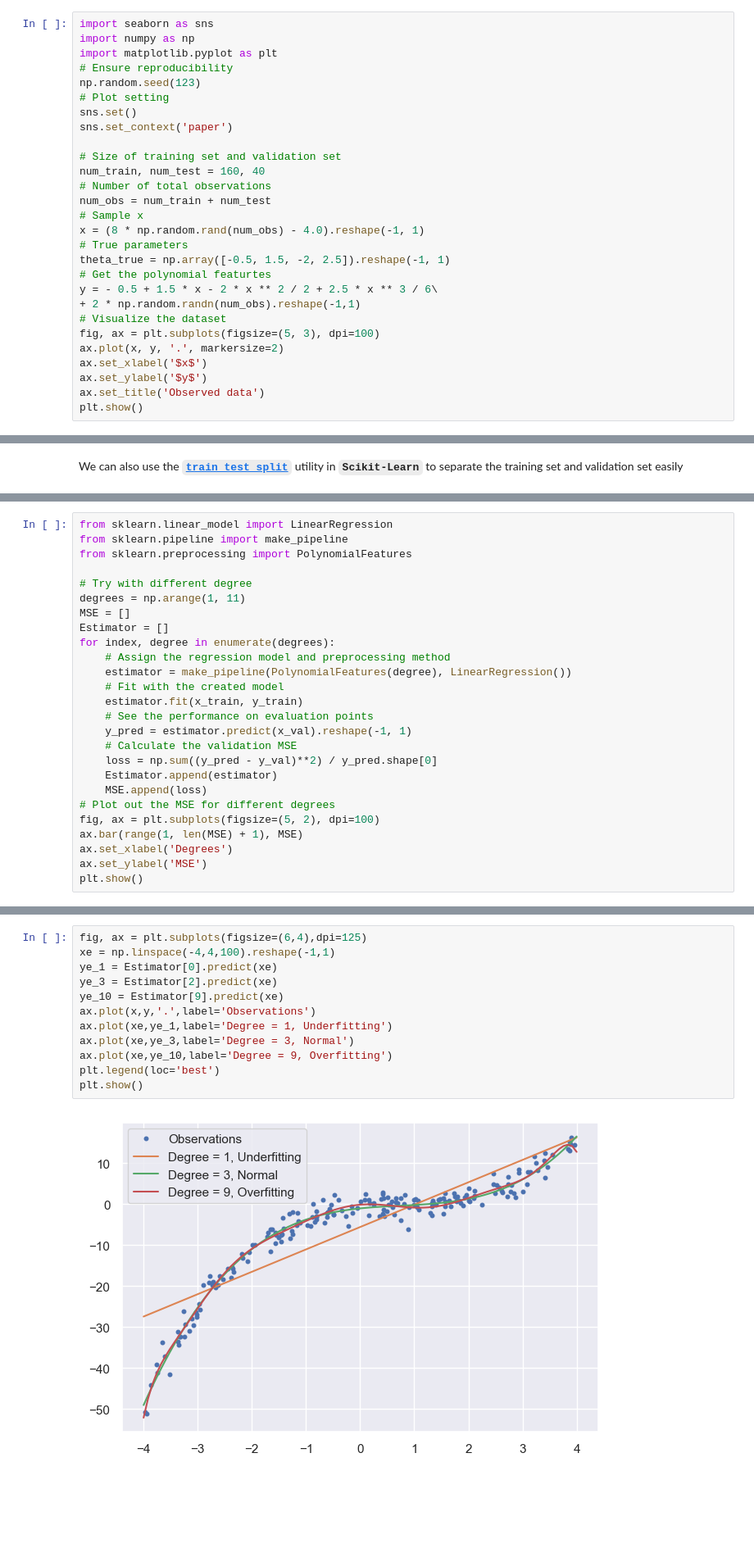
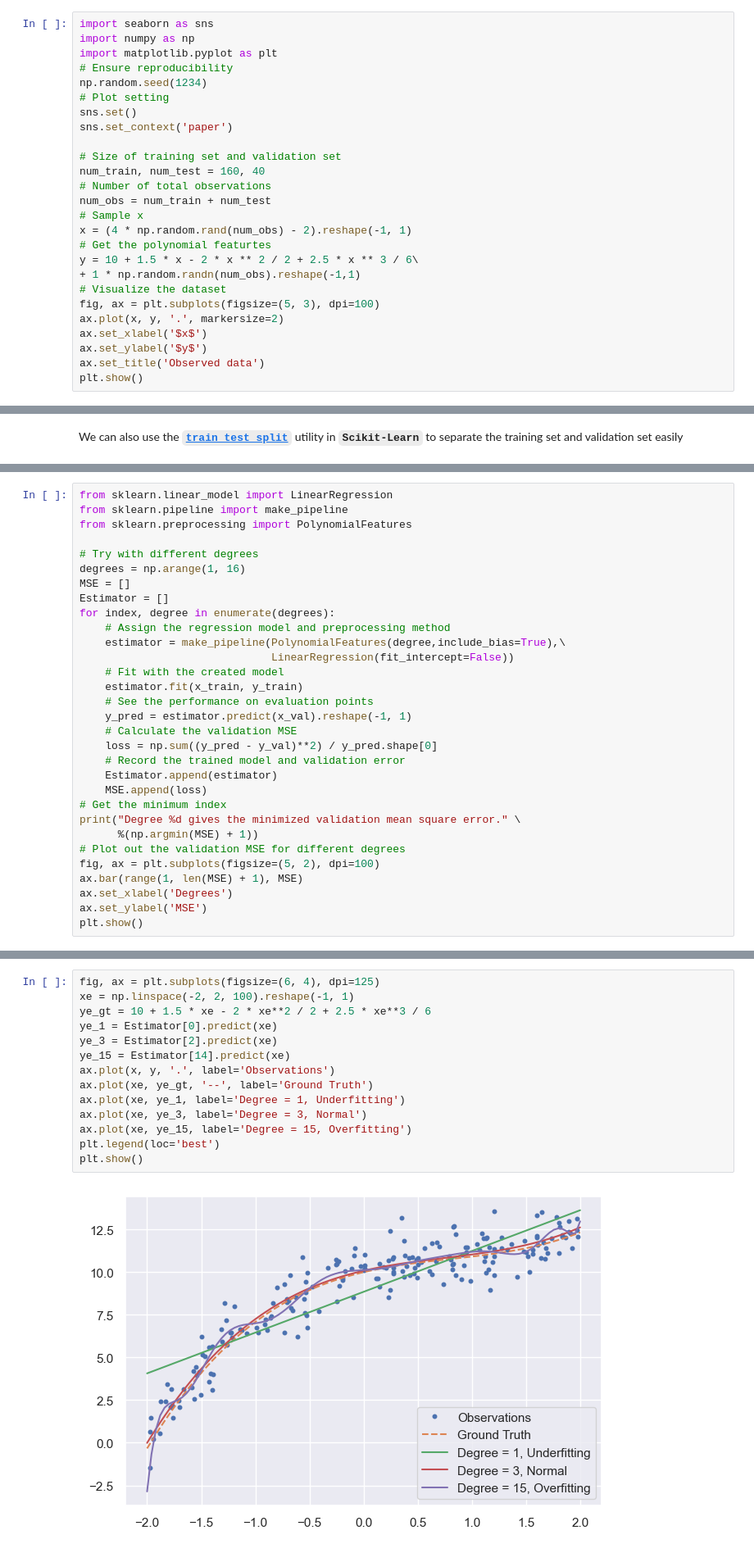
Before and after one commit to Knoero/MachineLearning, a Jupyter notebook: 1 Basics/02 Linear Regression with Regularization.ipynb, the cells around one changed output, grey strips where cells are left out. Shown: that part at 82% size. Saved outputs shown, nothing was run; the diff lists cells and outputs as text; blank space fills up the shorter version.

```diff
--- a/1 Basics/02 Linear Regression with Regularization.ipynb
+++ b/1 Basics/02 Linear Regression with Regularization.ipynb
@@ -19,7 +22,7 @@ import seaborn as sns
 import numpy as np
 import matplotlib.pyplot as plt
 # Ensure reproducibility
-np.random.seed(123)
+np.random.seed(1234)
 # Plot setting
 sns.set()
 sns.set_context('paper')
@@ -29,12 +32,10 @@ num_train, num_test = 160, 40
 # Number of total observations
 num_obs = num_train + num_test
 # Sample x
-x = (8 * np.random.rand(num_obs) - 4.0).reshape(-1, 1)
-# True parameters
-theta_true = np.array([-0.5, 1.5, -2, 2.5]).reshape(-1, 1)
+x = (4 * np.random.rand(num_obs) - 2).reshape(-1, 1)
 # Get the polynomial featurtes
-y = - 0.5 + 1.5 * x - 2 * x ** 2 / 2 + 2.5 * x ** 3 / 6\
-+ 2 * np.random.randn(num_obs).reshape(-1,1)
+y = 10 + 1.5 * x - 2 * x ** 2 / 2 + 2.5 * x ** 3 / 6\
++ 1 * np.random.randn(num_obs).reshape(-1,1)
 # Visualize the dataset
 fig, ax = plt.subplots(figsize=(5, 3), dpi=100)
 ax.plot(x, y, '.', markersize=2)
@@ -105,22 +109,27 @@ from sklearn.linear_model import LinearRegression
 from sklearn.pipeline import make_pipeline
 from sklearn.preprocessing import PolynomialFeatures
 
-# Try with different degree
-degrees = np.arange(1, 11)
+# Try with different degrees
+degrees = np.arange(1, 16)
 MSE = []
 Estimator = []
 for index, degree in enumerate(degrees):
     # Assign the regression model and preprocessing method
-    estimator = make_pipeline(PolynomialFeatures(degree), LinearRegression())
+    estimator = make_pipeline(PolynomialFeatures(degree,include_bias=True),\
+                              LinearRegression(fit_intercept=False))
     # Fit with the created model
     estimator.fit(x_train, y_train)
     # See the performance on evaluation points
     y_pred = estimator.predict(x_val).reshape(-1, 1)
     # Calculate the validation MSE
     loss = np.sum((y_pred - y_val)**2) / y_pred.shape[0]
+    # Record the trained model and validation error
     Estimator.append(estimator)
     MSE.append(loss)
-# Plot out the MSE for different degrees
+# Get the minimum index
+print("Degree %d gives the minimized validation mean square error." \
+      %(np.argmin(MSE) + 1))
+# Plot out the validation MSE for different degrees
 fig, ax = plt.subplots(figsize=(5, 2), dpi=100)
 ax.bar(range(1, len(MSE) + 1), MSE)
 ax.set_xlabel('Degrees')
@@ -147,16 +143,18 @@ Degree 3 gives the minimized validation mean square error.
 Here shows the visualization of three types of fitting
 # %%
-fig, ax = plt.subplots(figsize=(6,4),dpi=125)
-xe = np.linspace(-4,4,100).reshape(-1,1)
+fig, ax = plt.subplots(figsize=(6, 4), dpi=125)
+xe = np.linspace(-2, 2, 100).reshape(-1, 1)
+ye_gt = 10 + 1.5 * xe - 2 * xe**2 / 2 + 2.5 * xe**3 / 6
 ye_1 = Estimator[0].predict(xe)
 ye_3 = Estimator[2].predict(xe)
-ye_10 = Estimator[9].predict(xe)
-ax.plot(x,y,'.',label='Observations')
-ax.plot(xe,ye_1,label='Degree = 1, Underfitting')
-ax.plot(xe,ye_3,label='Degree = 3, Normal')
-ax.plot(xe,ye_10,label='Degree = 9, Overfitting')
+ye_15 = Estimator[14].predict(xe)
+ax.plot(x, y, '.', label='Observations')
+ax.plot(xe, ye_gt, '--', label='Ground Truth')
+ax.plot(xe, ye_1, label='Degree = 1, Underfitting')
+ax.plot(xe, ye_3, label='Degree = 3, Normal')
+ax.plot(xe, ye_15, label='Degree = 15, Overfitting')
 plt.legend(loc='best')
 plt.show()
 # %% [output]
-[figure, old version]
+[figure, new version]
 # %% [markdown]
```
Also changed, not shown: parts of 34 cells of this notebook, 1 other file.
